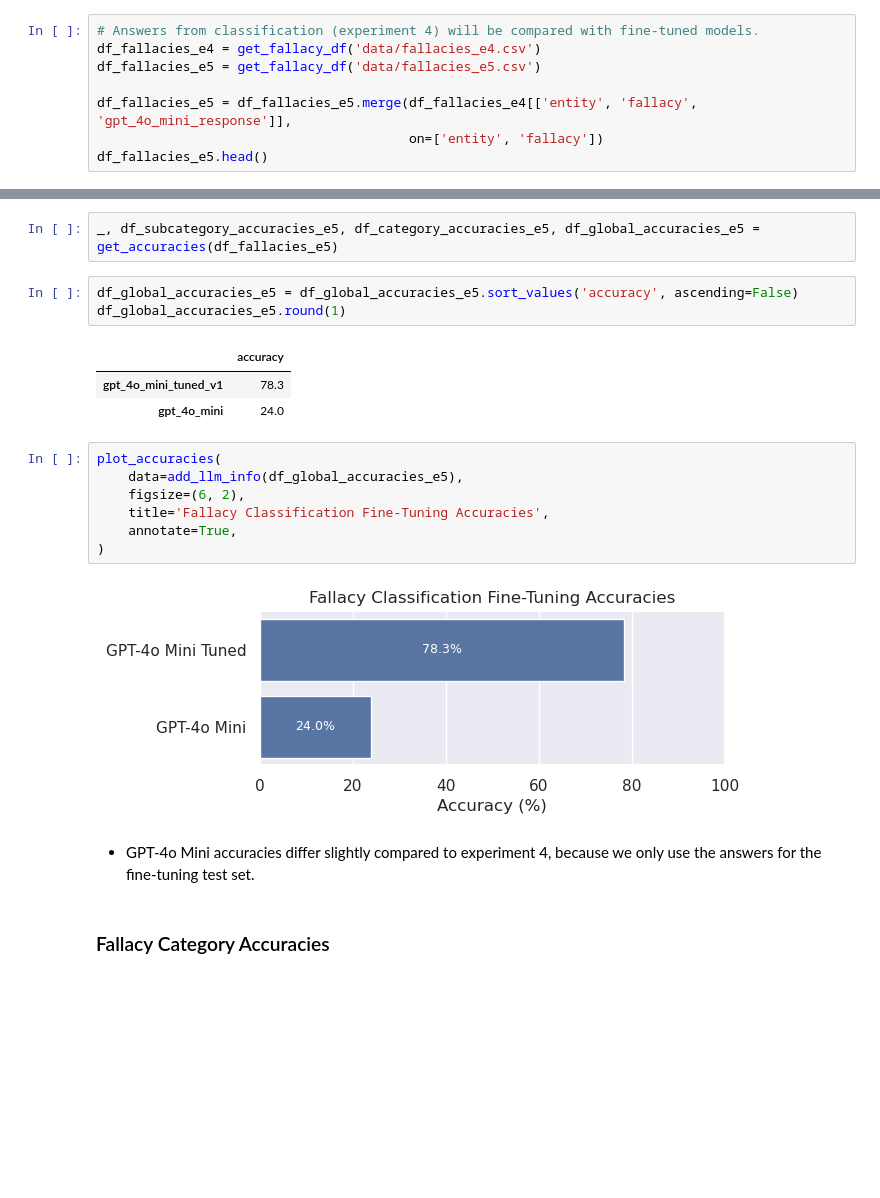
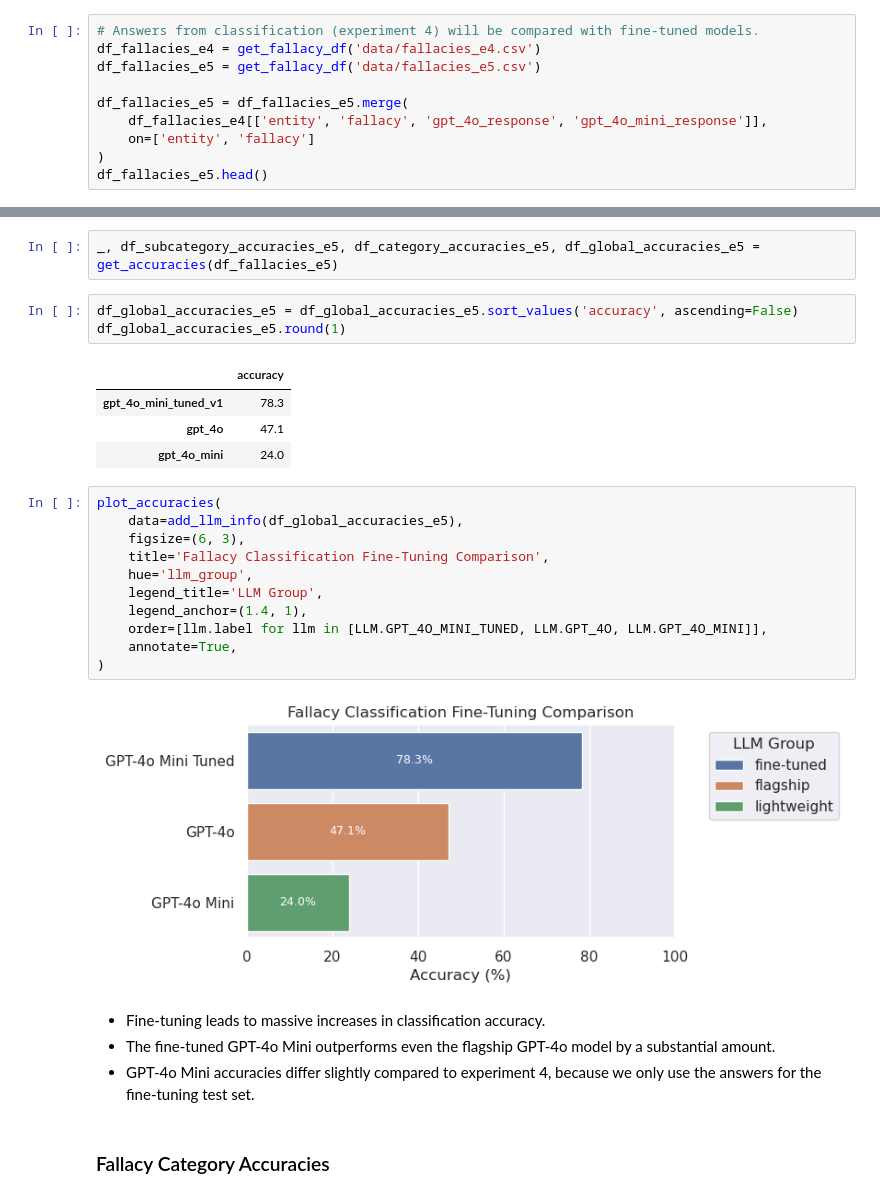
Before and after one commit to aimfeld/fallacy-detection, a Jupyter notebook: fallacy-classification.ipynb, the cells around one changed output, grey strips where cells are left out. Drawn from its saved outputs; the diff is of its cells as text; blank space fills up the shorter version.

Commit message:
fine-tuning plots

```diff
--- a/fallacy-classification.ipynb
+++ b/fallacy-classification.ipynb
@@ -248,7 +252,9 @@ plot_accuracies(
 df_fallacies_e4 = get_fallacy_df('data/fallacies_e4.csv')
 df_fallacies_e5 = get_fallacy_df('data/fallacies_e5.csv')
 
-df_fallacies_e5 = df_fallacies_e5.merge(df_fallacies_e4[['entity', 'fallacy', 'gpt_4o_mini_response']],
-                                        on=['entity', 'fallacy'])
+df_fallacies_e5 = df_fallacies_e5.merge(
+    df_fallacies_e4[['entity', 'fallacy', 'gpt_4o_response', 'gpt_4o_mini_response']],
+    on=['entity', 'fallacy']
+)
 df_fallacies_e5.head()
 # %% [output]
@@ -293,17 +301,24 @@ df_global_accuracies_e5.round(1)
 # %% [output]
 |  | accuracy |
 | gpt_4o_mini_tuned_v1 | 78.3 |
+| gpt_4o | 47.1 |
 | gpt_4o_mini | 24.0 |
 # %%
 plot_accuracies(
     data=add_llm_info(df_global_accuracies_e5),
-    figsize=(6, 2),
-    title='Fallacy Classification Fine-Tuning Accuracies',
+    figsize=(6, 3),
+    title='Fallacy Classification Fine-Tuning Comparison',
+    hue='llm_group',
+    legend_title='LLM Group',
+    legend_anchor=(1.4, 1),
+    order=[llm.label for llm in [LLM.GPT_4O_MINI_TUNED, LLM.GPT_4O, LLM.GPT_4O_MINI]],
     annotate=True,
 )
 # %% [output]
-[figure, old version]
+[figure, new version]
 # %% [markdown]
+- Fine-tuning leads to massive increases in classification accuracy.
+- The fine-tuned GPT-4o Mini outperforms even the flagship GPT-4o model by a substantial amount.
 - GPT-4o Mini accuracies differ slightly compared to experiment 4, because we only use the answers for the fine-tuning test set.
 # %% [markdown]
 ### Fallacy Category Accuracies
```
Also changed, not shown: parts of 12 cells of this notebook, 3 other files.
